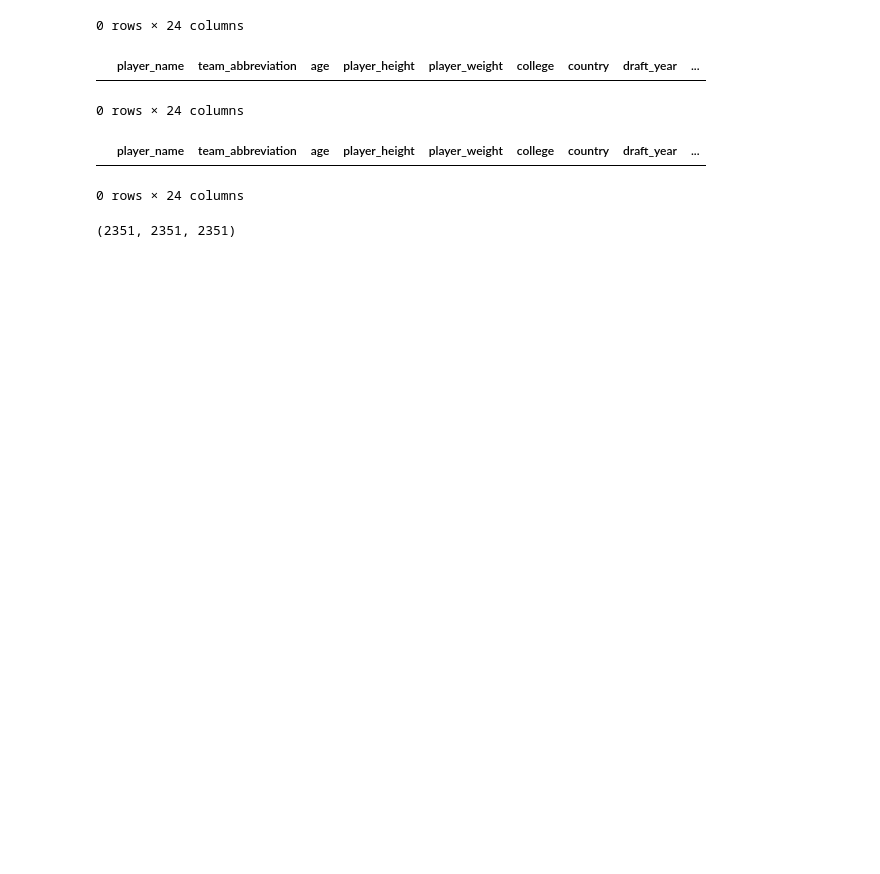
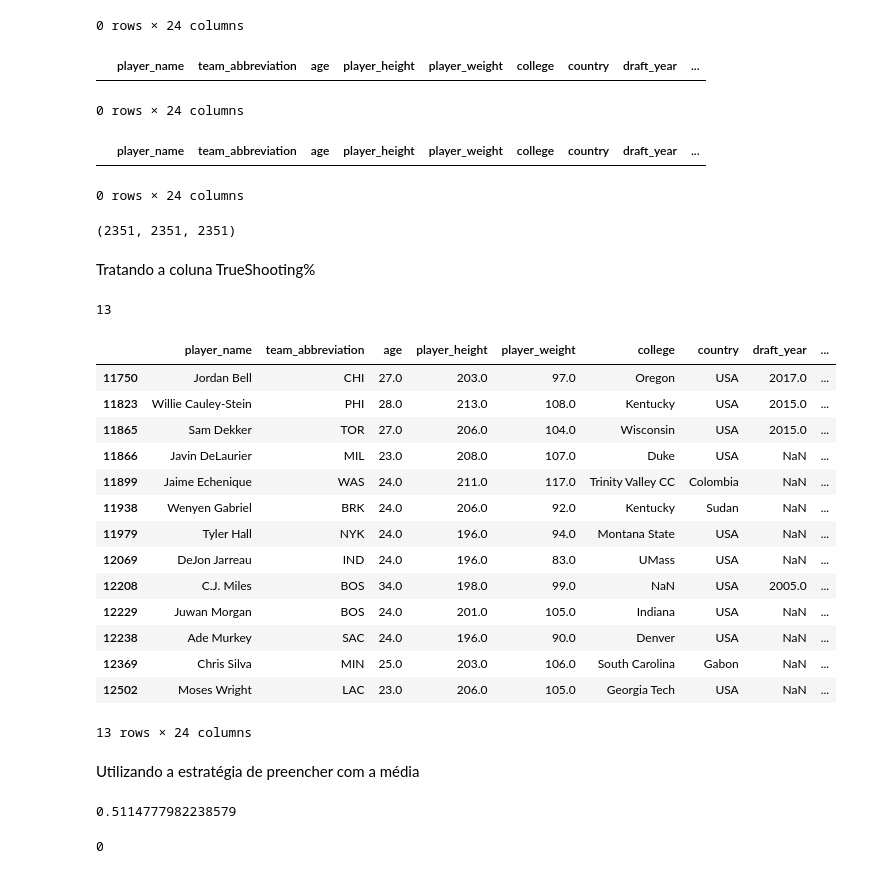
Before and after one commit to tta13/NBA-data-analysis, a Jupyter notebook: code.ipynb, the cells around one changed output. Saved outputs shown, nothing was run; the diff lists cells and outputs as text; code cells hidden in the pictures; blank space fills up the shorter version.

Commit message:
Add inputting for missing true shooting data

```diff
--- a/code.ipynb
+++ b/code.ipynb
@@ -940,8 +939,39 @@ df.loc[df['draft_number'].isnull() & (df['undrafted'] == 0.0)]
 |  | player_name | team_abbreviation | age | player_height | player_weight | college | country | draft_year | ... |
 0 rows × 24 columns
 # %%
-df.loc[df['draft_year'].notnull() & (df['undrafted'] == 1.0)] = np.nan
+df.loc[df['draft_year'].notnull() & (df['undrafted'] == 1.0), 'draft_year'] = np.nan
 # %%
 df['draft_number'].isnull().sum(), df['draft_round'].isnull().sum(), df['draft_year'].isnull().sum()
 # %% [output]
 (2351, 2351, 2351)
+# %% [markdown]
+Tratando a coluna TrueShooting%
+# %%
+df['ts_pct'].isnull().sum()
+# %% [output]
+13
+# %%
+df[df['ts_pct'].isnull()]
+# %% [output]
+|  | player_name | team_abbreviation | age | player_height | player_weight | college | country | draft_year | ... |
+| 11750 | Jordan Bell | CHI | 27.0 | 203.0 | 97.0 | Oregon | USA | 2017.0 | ... |
+| 11823 | Willie Cauley-Stein | PHI | 28.0 | 213.0 | 108.0 | Kentucky | USA | 2015.0 | ... |
+| 11865 | Sam Dekker | TOR | 27.0 | 206.0 | 104.0 | Wisconsin | USA | 2015.0 | ... |
+| 11866 | Javin DeLaurier | MIL | 23.0 | 208.0 | 107.0 | Duke | USA | NaN | ... |
+| 11899 | Jaime Echenique | WAS | 24.0 | 211.0 | 117.0 | Trinity Valley CC | Colombia | NaN | ... |
+| 11938 | Wenyen Gabriel | BRK | 24.0 | 206.0 | 92.0 | Kentucky | Sudan | NaN | ... |
+| 11979 | Tyler Hall | NYK | 24.0 | 196.0 | 94.0 | Montana State | USA | NaN | ... |
+| 12069 | DeJon Jarreau | IND | 24.0 | 196.0 | 83.0 | UMass | USA | NaN | ... |
+| 12208 | C.J. Miles | BOS | 34.0 | 198.0 | 99.0 | NaN | USA | 2005.0 | ... |
+| 12229 | Juwan Morgan | BOS | 24.0 | 201.0 | 105.0 | Indiana | USA | NaN | ... |
+| 12238 | Ade Murkey | SAC | 24.0 | 196.0 | 90.0 | Denver | USA | NaN | ... |
+| 12369 | Chris Silva | MIN | 25.0 | 203.0 | 106.0 | South Carolina | Gabon | NaN | ... |
+| 12502 | Moses Wright | LAC | 23.0 | 206.0 | 105.0 | Georgia Tech | USA | NaN | ... |
+13 rows × 24 columns
+# %% [markdown]
+Utilizando a estratégia de preencher com a média
+# %%
+ts_mean = df['ts_pct'].mean()
+ts_mean
+# %% [output]
+0.5114777982238579
@@ -947,0 +980,4 @@ df['draft_number'].isnull().sum(), df['draft_round'].isnull().sum(), df['draft_y
+# %%
+df['ts_pct'].isna().sum()
+# %% [output]
+0
```
Also changed, not shown: parts of 2 cells of this notebook.
